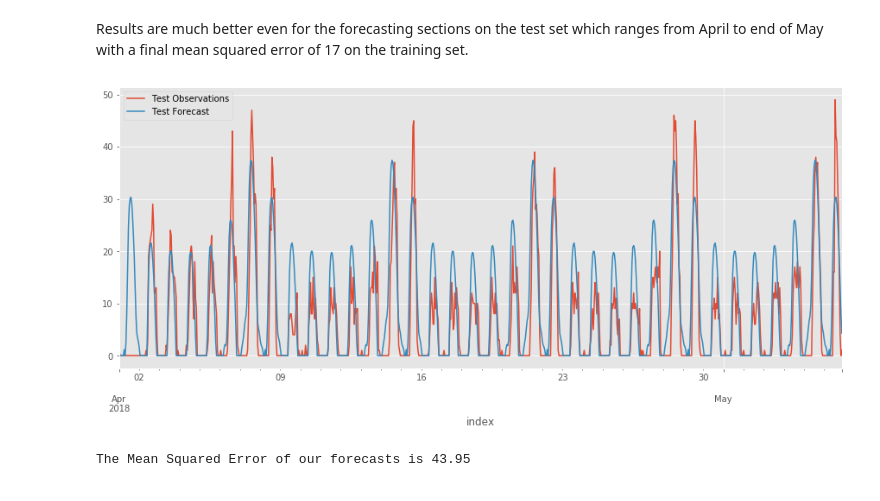
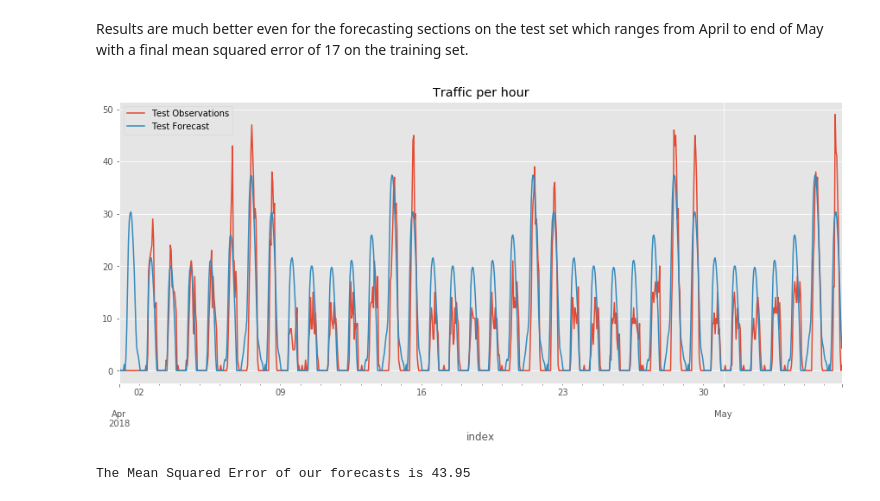
Before and after one commit to matteomm/sales-traffic-us-store, a Jupyter notebook: notebooks/modelling_traffic.ipynb, the cells around one changed output. Cells and saved outputs as stored; diff of their text form; code cells hidden in the pictures.

```diff
--- a/notebooks/modelling_traffic.ipynb
+++ b/notebooks/modelling_traffic.ipynb
@@ -945,16 +948,17 @@ df_forecast = df_forecast['forecast']
 # %%
 rcParams['figure.figsize'] = 15,6
 
+plt.title('Traffic per hour')
 
 ax = data_test_2.plot(label = 'Test Observations')
 ax = df_forecast.plot(label = 'Test Forecast')
 
 
 
 plt.legend()
 plt.show()
 # %% [output]
-[figure, old version]
+[figure, new version]
 # %%
 # Get the real and predicted values
 traffic_3 = data_test_2
```
Also changed, not shown: parts of 4 cells of this notebook, 6 other files.
